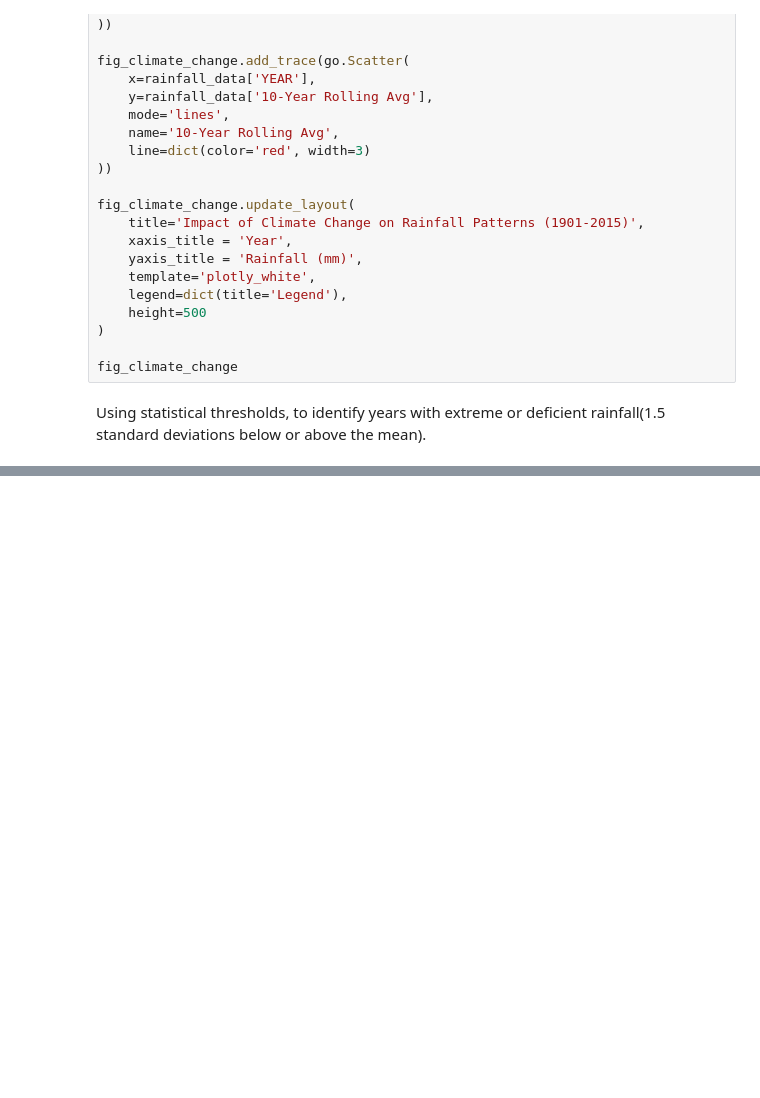
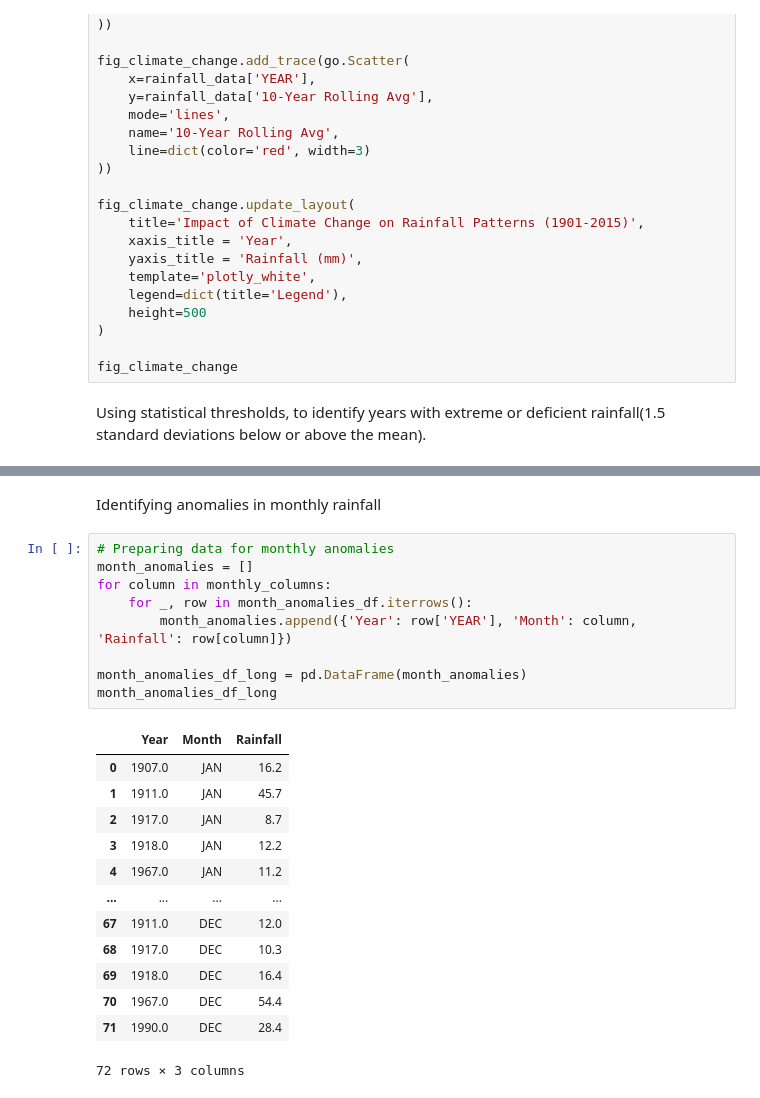
Before and after one commit to Anthonny20/AI-PROJECTS, a Jupyter notebook: Rainfall_trends_in_India/rainfall_trends.ipynb, the cells around one changed output, grey strips where cells are left out. Cells and saved outputs as stored; diff of their text form; blank space fills up the shorter version.

```diff
--- a/Rainfall_trends_in_India/rainfall_trends.ipynb
+++ b/Rainfall_trends_in_India/rainfall_trends.ipynb
@@ -183,0 +328,25 @@ mean_rainfall = rainfall_data['ANNUAL'].mean()
+# %% [markdown]
+Identifying anomalies in monthly rainfall
+# %%
+# Preparing data for monthly anomalies
+month_anomalies = []
+for column in monthly_columns:
+    for _, row in month_anomalies_df.iterrows():
+        month_anomalies.append({'Year': row['YEAR'], 'Month': column, 'Rainfall': row[column]})
+
+month_anomalies_df_long = pd.DataFrame(month_anomalies)
+month_anomalies_df_long
+# %% [output]
+|  | Year | Month | Rainfall |
+| 0 | 1907.0 | JAN | 16.2 |
+| 1 | 1911.0 | JAN | 45.7 |
+| 2 | 1917.0 | JAN | 8.7 |
+| 3 | 1918.0 | JAN | 12.2 |
+| 4 | 1967.0 | JAN | 11.2 |
+| ... | ... | ... | ... |
+| 67 | 1911.0 | DEC | 12.0 |
+| 68 | 1917.0 | DEC | 10.3 |
+| 69 | 1918.0 | DEC | 16.4 |
+| 70 | 1967.0 | DEC | 54.4 |
+| 71 | 1990.0 | DEC | 28.4 |
+72 rows × 3 columns
```
Also changed, not shown: parts of 31 cells of this notebook.
